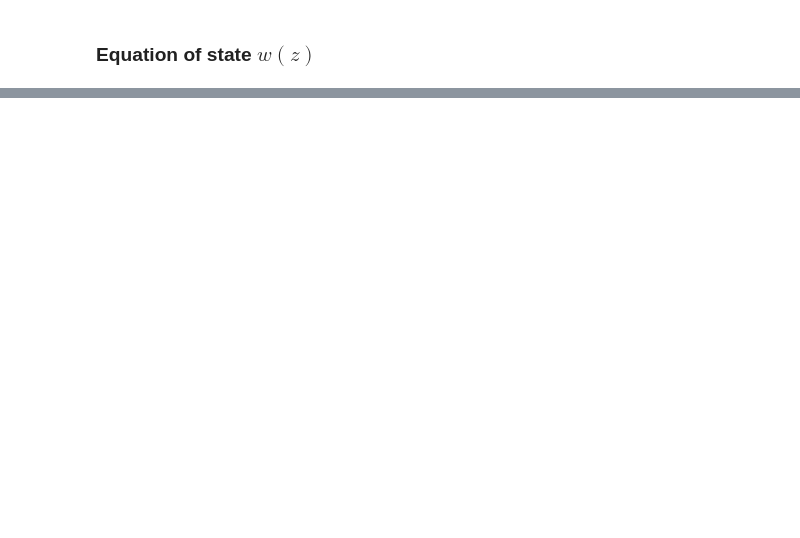
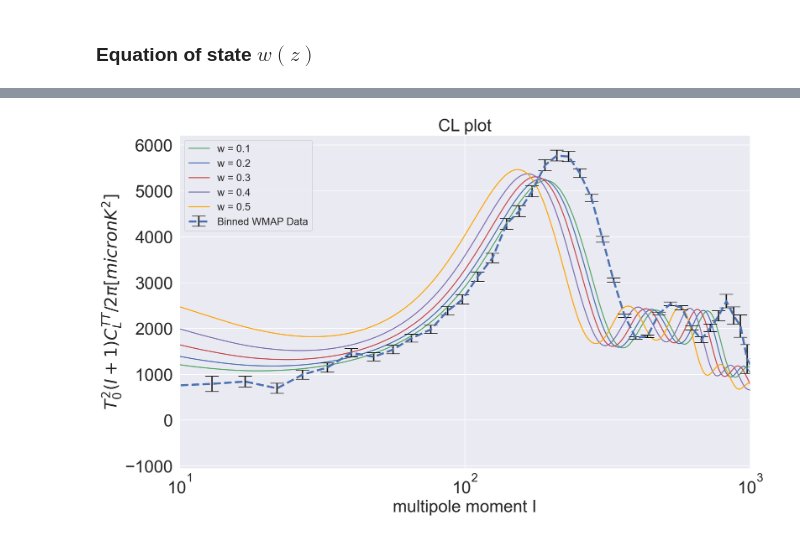
Before and after one commit to bekithemba875/Curvature-Dark-Energy-Degeneracy, a Jupyter notebook: Curvature_Dark_Energy_Degenarecy.ipynb, the cells around one changed output, grey strips where cells are left out. Drawn from its saved outputs; the diff is of its cells as text; code cells hidden in the pictures; blank space fills up the shorter version.

```diff
--- a/Curvature_Dark_Energy_Degenarecy.ipynb
+++ b/Curvature_Dark_Energy_Degenarecy.ipynb
@@ -270,0 +359,99 @@ Invalid limit will be ignored.
+# %%
+
+#Set up a new set of parameters for CAMB
+pars = camb.CAMBparams()
+#This function sets up CosmoMC-like settings, with one massive neutrino and helium set using BBN consistency
+pars.set_cosmology(H0=67.5, ombh2=0.022, omch2=0.122, mnu=0.06, omk=0, tau=0.06)
+pars.InitPower.set_params(As=2e-9, ns=0.965, r=0)
+pars.set_for_lmax(2500, lens_potential_accuracy=0);
+
+col = ['g', 'b', 'r', 'm', 'orange', 'purple', 'maroon', 'cyan', ]
+lu = 0
+
+ws = np.linspace(0.1, 0.5, 5)
+figure(figsize=(15, 9), dpi=80)
+for w in ws:
+    pars = camb.CAMBparams()
+    pars.set_cosmology(H0=67.5, ombh2=0.022, omch2=0.122)
+    pars.InitPower.set_params(As=2e-9, ns=0.965)
+    pars.set_for_lmax(2000, lens_potential_accuracy=1)
+    pars.set_dark_energy(w=w, wa=-1, dark_energy_model='fluid')
+    #calculate results for these parameters
+    results = camb.get_results(pars)
+
+    #get dictionary of CAMB power spectra
+    powers =results.get_cmb_power_spectra(pars, CMB_unit='muK')
+    #for name in powers: print(name)
+
+    #plot the total lensed CMB power spectra versus unlensed, and fractional difference
+    totCL=powers['total']
+    unlensedCL=powers['unlensed_scalar']
+    print(totCL.shape)
+    #Python CL arrays are all zero based (starting at L=0), Note L=0,1 entries will be zero by default.
+    #The different CL are always in the order TT, EE, BB, TE (with BB=0 for unlensed scalar results).
+
+
+
+#     figure(figsize=(15, 9), dpi=80)
+    ls = np.arange(totCL.shape[0])
+    #ax = plt.plot(ls,totCL[:,0], color='k')
+    plt.plot(ls,unlensedCL[:,0], color=col[lu])
+    #hold(True)
+    print(col[lu], ":", w)
+    lu +=1
+
+
+# plt.show()
+
+Data = pd.read_csv('Data1.csv')
+Z = Data["Unnamed: 0"]
+W = Data['Column 1']
+
+
+data= pd.read_csv("DATA1.csv");data.head()
+
+x=data['M1']
+y=data['M4']
+ebar=data['M5']
+
+
+x1=data['M2']
+y1=data['M4']
+ebar=data['M5']
+
+
+x2=data['M3']
+y2=data['M4']
+ebar=data['M5']
+
+#calculate results for these parameters
+results = camb.get_results(pars)
+
+
+
+
+#get dictionary of CAMB power spectra
+powers =results.get_cmb_power_spectra(pars, CMB_unit='muK')
+for name in powers: print(name)
+
+#plot the total lensed CMB power spectra versus unlensed, and fractional difference
+totCL=powers['total']
+unlensedCL=powers['unlensed_scalar']
+print(totCL.shape)
+#Python CL arrays are all zero based (starting at L=0), Note L=0,1 entries will be zero by default.
+#The different CL are always in the order TT, EE, BB, TE (with BB=0 for unlensed scalar results).
+
+plt.errorbar(x,y,ebar,
+            ecolor = 'k', elinewidth = 2,lw=3, capsize=10, ls='--')
+plt.legend(['Dark '], loc ='upper right')
+
+plt.xticks(fontsize=25)
+plt.yticks(fontsize=25)
+plt.xscale('log')
+plt.xlim(10,1000)
+plt.title('CL plot',fontsize=25)
+plt.xlabel('multipole moment I',fontsize=25)
+plt.ylabel('$T_{0}^{2}(I+1)C_{L}^{TT}/2\pi[micronK^{2}]$',fontsize = 25)
+plt.legend(['w = 0.1', 'w = 0.2','w = 0.3','w = 0.4','w = 0.5','Binned WMAP Data'], loc ='upper left',fontsize = 15)
+plt.show()
+# %% [output]
@@ -270,0 +475 @@ Invalid limit will be ignored.
+[figure, added]
```
Also changed, not shown: parts of 6 cells of this notebook.
